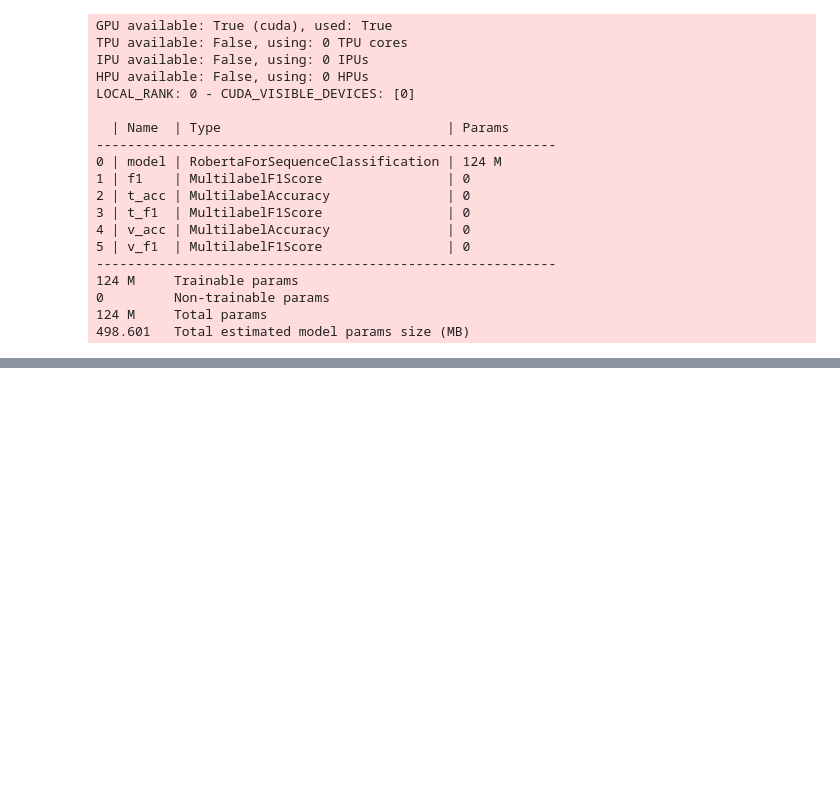
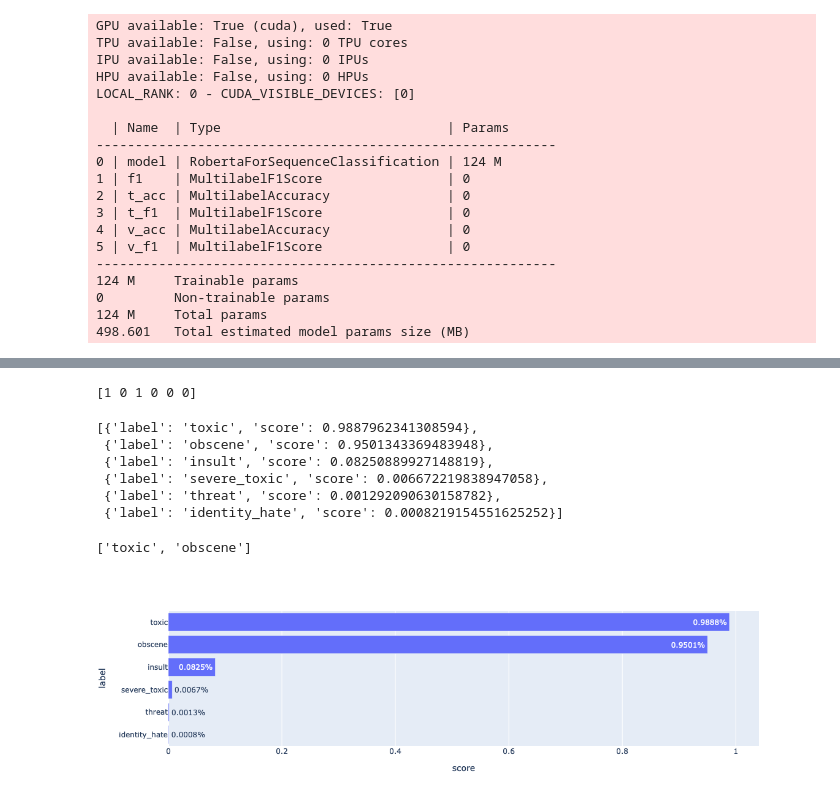
Before and after one commit to JiaWeiXie/toxic-comment-classification-challenge, a Jupyter notebook: notebooks/toxic_multilabel.ipynb, the cells around one changed output, grey strips where cells are left out. Cells and saved outputs as stored; diff of their text form; code cells hidden in the pictures; blank space fills up the shorter version.

```diff
--- a/notebooks/toxic_multilabel.ipynb
+++ b/notebooks/toxic_multilabel.ipynb
@@ -260,9 +300,7 @@ if Path(model_path).exists():
     pl_model = ToxicCommentClassifier.load_from_checkpoint(model_path)
 else:
     pl_model = ToxicCommentClassifier(
-        model_name_or_path=model_name,
-        label_classes=labels,
-        steps_per_epoch=3000 // 12
+        model_name_or_path=model_name, label_classes=labels, steps_per_epoch=3000 // 12
     )
 
 print("finished")
@@ -373,0 +414,10 @@ array([0., 0., 0., 0., 0., 0.])
+# %%
+text_df = pd.read_parquet(
+    DATASET_DIR / "train.parquet",
+    columns=["comment_text", "labels"],
+)
+device = torch.device("cuda:0" if not torch.cuda.is_available() else "cpu")
+t_text = text_df.iloc[1003]["comment_text"]
+print(text_df.iloc[1003]["labels"])
+# %% [output]
+[1 0 1 0 0 0]
@@ -373,0 +426,36 @@ array([0., 0., 0., 0., 0., 0.])
+# %%
+pipe = pipeline(
+    "text-classification", device=device, model=pl_model.model, tokenizer=model_name
+)
+# %%
+result = pipe(t_text, top_k=6)
+result
+# %% [output]
+[{'label': 'toxic', 'score': 0.9887962341308594},
+ {'label': 'obscene', 'score': 0.9501343369483948},
+ {'label': 'insult', 'score': 0.08250889927148819},
+ {'label': 'severe_toxic', 'score': 0.006672219838947058},
+ {'label': 'threat', 'score': 0.001292090630158782},
+ {'label': 'identity_hate', 'score': 0.0008219154551625252}]
+# %%
+[item["label"] for item in result if item["score"] >= 0.5]
+# %% [output]
+['toxic', 'obscene']
+# %%
+import plotly.express as px
+
+result_df = pd.DataFrame(result)
+result_df["text"] = result_df["score"].apply(lambda x: f"{x:.4f}%")
+result_df = result_df.sort_values(by="score")
+
+fig = px.bar(
+    result_df,
+    x="score",
+    y="label",
+    text="text",
+    orientation="h",
+    hover_data=["label", "score"],
+)
+fig.show()
+# %% [output]
+[figure, added]
```
Also changed, not shown: parts of 10 cells of this notebook, 14 other files.
